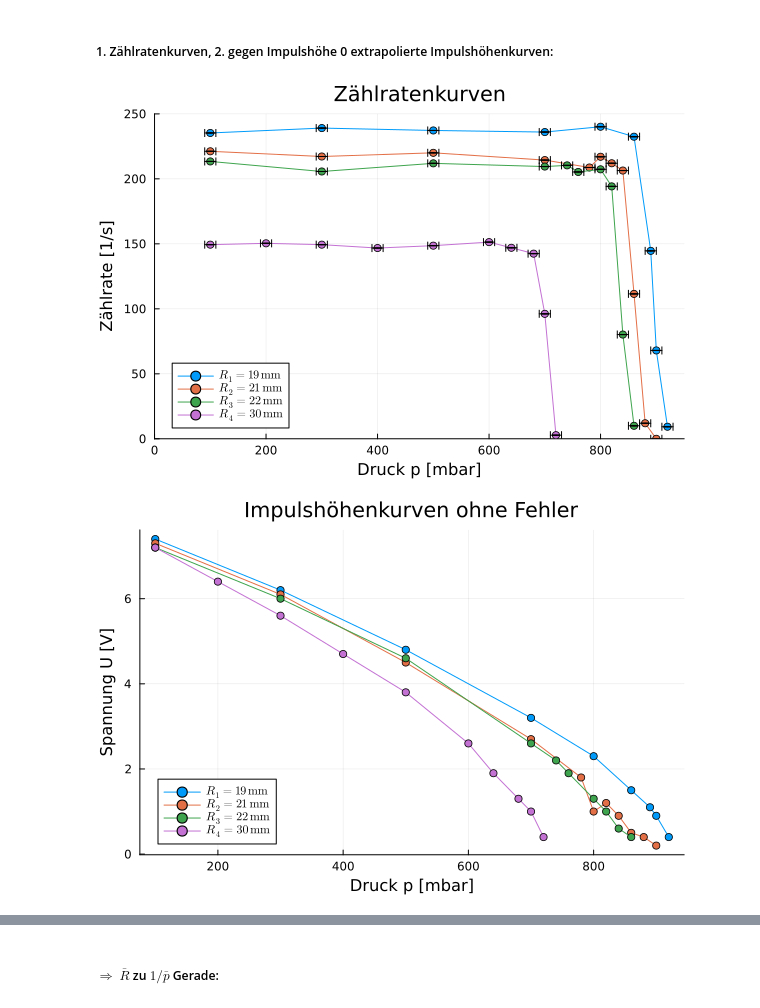
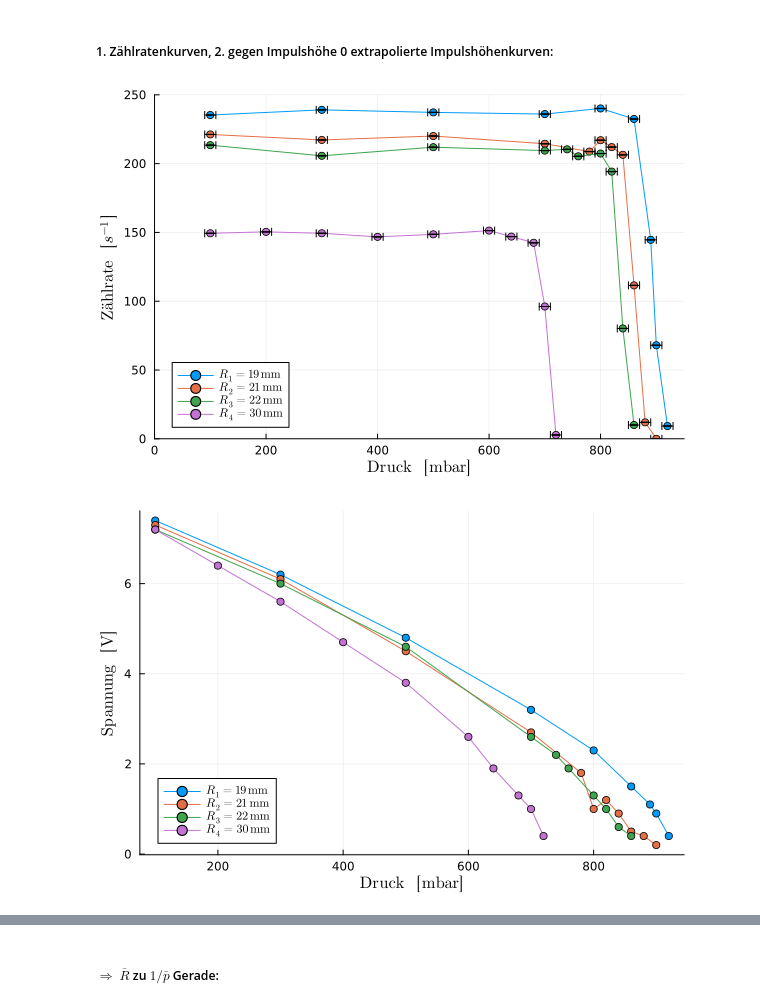
Before and after one commit to ofilla/physik-praktikum-b, a Jupyter notebook: B3.3/data/Auswertung.ipynb, the cells around one changed output, grey strips where cells are left out. Saved outputs shown, nothing was run; the diff lists cells and outputs as text; code cells hidden in the pictures.

```diff
--- a/B3.3/data/Auswertung.ipynb
+++ b/B3.3/data/Auswertung.ipynb
@@ -48,14 +48,15 @@ spannung4 = [7.2, 6.4, 5.6, 4.7, 3.8, 2.6, 1.9, 1.3, 1.0, 0.4] # V
 Δspannung4 = [0.1, 0.2, 0.2, 0.2, 0.3, 0.2, 0.3, 0.3, 0.3, 0.3] # V
 ;
 # %%
-plot(p1, rate1, xerr = Δp, yerr = Δrate1, label = L"R_1 = 19 \mathrm{\, mm}", legend =:bottomleft, markershape=:circle,
-    title = "Zählratenkurven", ylims = (0,250), xlims = (0,950))
+zählratenkurven = plot(p1, rate1, xerr = Δp, yerr = Δrate1, label = L"R_1 = 19 \mathrm{\, mm}", legend =:bottomleft, markershape=:circle,
+    #title = L"\mathrm{Zählratenkurven}",
+    ylims = (0,250), xlims = (0,950))
 plot!(p2, rate2, xerr = Δp, yerr = Δrate2, label = L"R_2 = 21 \mathrm{\, mm}", markershape=:circle)
 plot!(p3, rate3, xerr = Δp, yerr = Δrate3, label = L"R_3 = 22 \mathrm{\, mm}", markershape=:circle)
 plot!(p4, rate4, xerr = Δp, yerr = Δrate4, label = L"R_4 = 30 \mathrm{\, mm}", markershape=:circle)
 
-xlabel!("Druck p [mbar]")
-ylabel!("Zählrate [1/s]")
+xlabel!(L"\mathrm{Druck}\quad [\mathrm{mbar}]")
+ylabel!(L"\mathrm{Zählrate}\quad [s^{-1}]")
 # %% [output]
-[figure, old version]
+[figure, new version]
 # %%
@@ -72,14 +64,15 @@ savefig(zählratenkurven, "../../media/B3.3/zaehlratenkurven.svg");
 savefig(zählratenkurven, "../../media/B3.3/zaehlratenkurven.pdf");
 # %%
 plot(p1, spannung1, label = L"R_1 = 19 \mathrm{\, mm}", markershape=:circle,
-    title = "Impulshöhenkurven ohne Fehler", legend=:bottomleft)
+    #title = L"\mathrm{Impulshöhenkurven\ ohne\ Fehler}",
+    legend=:bottomleft)
 plot!(p2, spannung2, label = L"R_2 = 21 \mathrm{\, mm}", markershape=:circle)
 plot!(p3, spannung3, label = L"R_3 = 22 \mathrm{\, mm}", markershape=:circle)
 plot!(p4, spannung4, label = L"R_4 = 30 \mathrm{\, mm}", markershape=:circle)
 
-xlabel!("Druck p [mbar]")
-ylabel!("Spannung U [V]")
+xlabel!(L"\mathrm{Druck}\quad [\mathrm{mbar}]")
+ylabel!(L"\mathrm{Spannung}\quad [\mathrm{V}]")
 # %% [output]
-[figure, old version]
+[figure, new version]
 # %%
 plot(p1, spannung1, yerr = Δspannung1, label = L"R_1 = 19 \mathrm{\, mm}", markershape=:circle,
```
Also changed, not shown: parts of 15 cells of this notebook, 18 other files.
